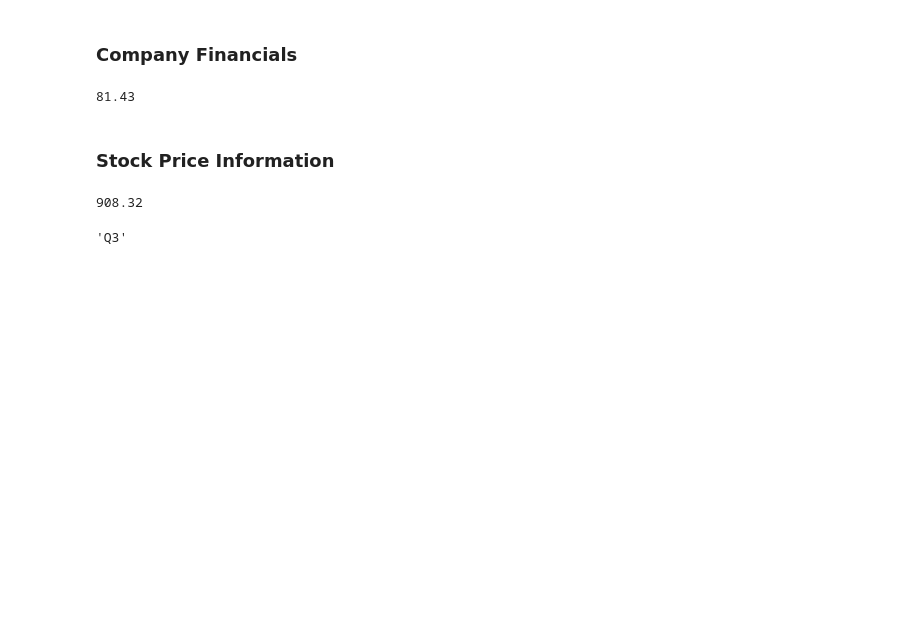
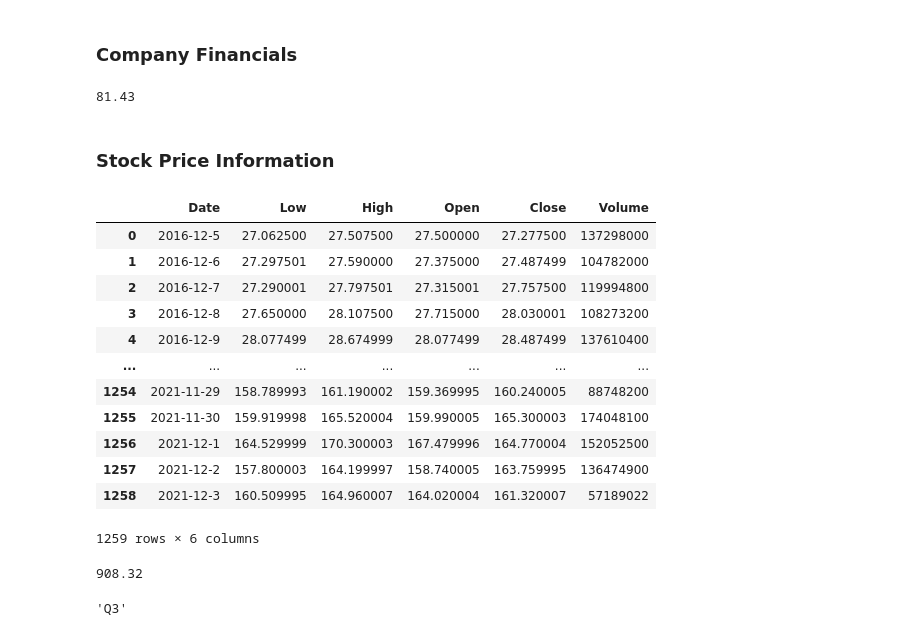
Before and after one commit to sohnnick/ANN-Stock-Price-Predictor, a Jupyter notebook: Notebooks/Extract Stock Data.ipynb, the cells around one changed output. Cells and saved outputs as stored; diff of their text form; code cells hidden in the pictures; blank space fills up the shorter version.

```diff
--- a/Notebooks/Extract Stock Data.ipynb
+++ b/Notebooks/Extract Stock Data.ipynb
@@ -78,6 +78,29 @@ stock_high = stock_price_chart['indicators']['quote'][0]['high']
 stock_open = stock_price_chart['indicators']['quote'][0]['open']
 stock_close = stock_price_chart['indicators']['quote'][0]['close']
 stock_volume = stock_price_chart['indicators']['quote'][0]['volume']
+# %%
+pd.DataFrame({
+    'Date': stock_dates,
+    'Low': stock_low,
+    'High': stock_high,
+    'Open': stock_open,
+    'Close': stock_close,
+    'Volume': stock_volume
+})
+# %% [output]
+|  | Date | Low | High | Open | Close | Volume |
+| 0 | 2016-12-5 | 27.062500 | 27.507500 | 27.500000 | 27.277500 | 137298000 |
+| 1 | 2016-12-6 | 27.297501 | 27.590000 | 27.375000 | 27.487499 | 104782000 |
+| 2 | 2016-12-7 | 27.290001 | 27.797501 | 27.315001 | 27.757500 | 119994800 |
+| 3 | 2016-12-8 | 27.650000 | 28.107500 | 27.715000 | 28.030001 | 108273200 |
+| 4 | 2016-12-9 | 28.077499 | 28.674999 | 28.077499 | 28.487499 | 137610400 |
+| ... | ... | ... | ... | ... | ... | ... |
+| 1254 | 2021-11-29 | 158.789993 | 161.190002 | 159.369995 | 160.240005 | 88748200 |
+| 1255 | 2021-11-30 | 159.919998 | 165.520004 | 159.990005 | 165.300003 | 174048100 |
+| 1256 | 2021-12-1 | 164.529999 | 170.300003 | 167.479996 | 164.770004 | 152052500 |
+| 1257 | 2021-12-2 | 157.800003 | 164.199997 | 158.740005 | 163.759995 | 136474900 |
+| 1258 | 2021-12-3 | 160.509995 | 164.960007 | 164.020004 | 161.320007 | 57189022 |
+1259 rows × 6 columns
 # %%
 update_date = str(datetime.now().year) + '-' + str(datetime.now().month) + '-' + str(datetime.now().day)
 # %%
```
Also changed, not shown: 14 other files.
